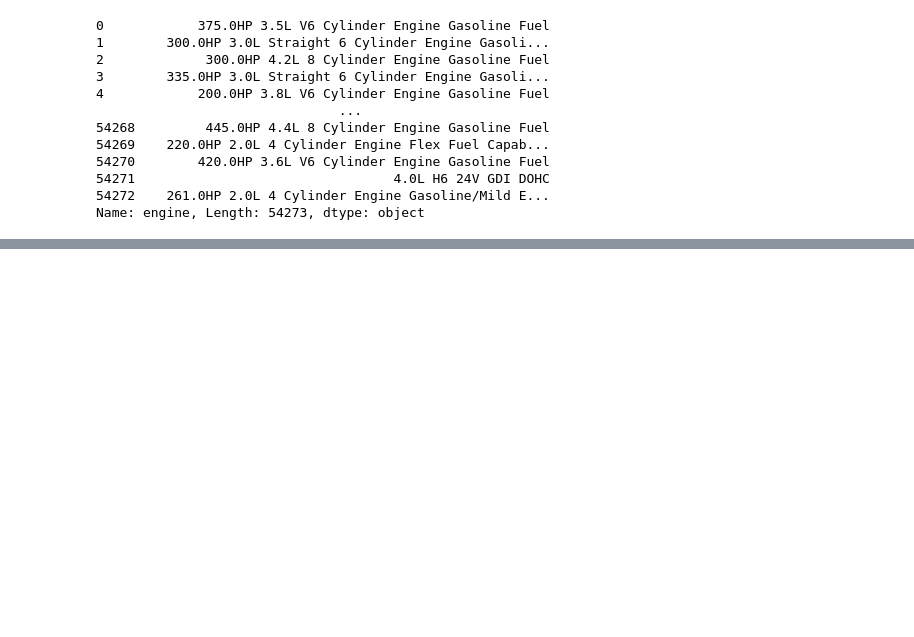
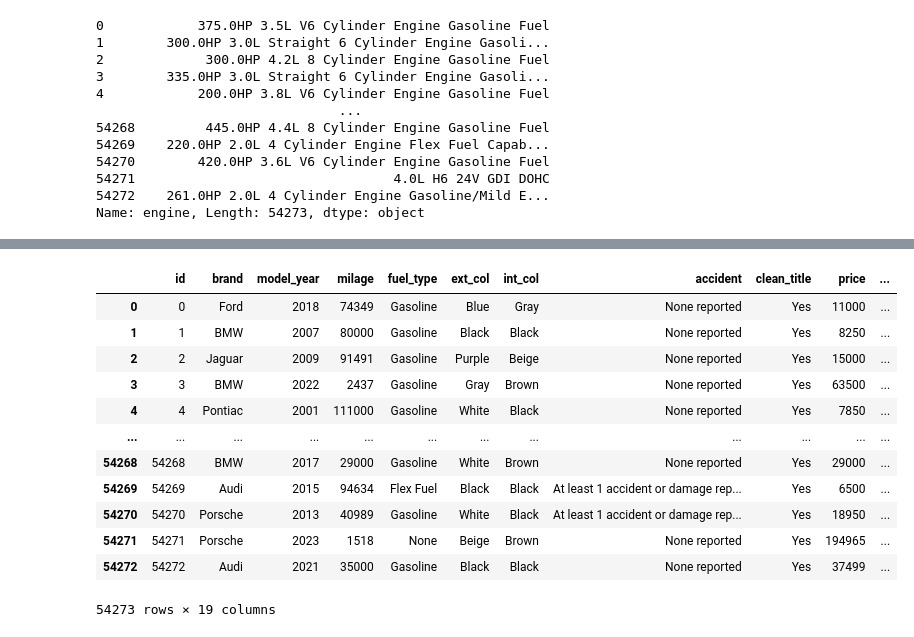
Before and after one commit to othnielche/KaggleX-Skill-Assessment-Challenge-2024, a Jupyter notebook: KaggleX-Skill-Assessment-Challenge-2024.ipynb, the cells around one changed output, grey strips where cells are left out. Cells and saved outputs as stored; diff of their text form; code cells hidden in the pictures; blank space fills up the shorter version.

```diff
--- a/KaggleX-Skill-Assessment-Challenge-2024.ipynb
+++ b/KaggleX-Skill-Assessment-Challenge-2024.ipynb
@@ -276,0 +410,16 @@ Name: engine, Length: 54273, dtype: object
+# %%
+train_tmp
+# %% [output]
+|  | id | brand | model_year | milage | fuel_type | ext_col | int_col | accident | clean_title | price | ... |
+| 0 | 0 | Ford | 2018 | 74349 | Gasoline | Blue | Gray | None reported | Yes | 11000 | ... |
+| 1 | 1 | BMW | 2007 | 80000 | Gasoline | Black | Black | None reported | Yes | 8250 | ... |
+| 2 | 2 | Jaguar | 2009 | 91491 | Gasoline | Purple | Beige | None reported | Yes | 15000 | ... |
+| 3 | 3 | BMW | 2022 | 2437 | Gasoline | Gray | Brown | None reported | Yes | 63500 | ... |
+| 4 | 4 | Pontiac | 2001 | 111000 | Gasoline | White | Black | None reported | Yes | 7850 | ... |
+| ... | ... | ... | ... | ... | ... | ... | ... | ... | ... | ... | ... |
+| 54268 | 54268 | BMW | 2017 | 29000 | Gasoline | White | Brown | None reported | Yes | 29000 | ... |
+| 54269 | 54269 | Audi | 2015 | 94634 | Flex Fuel | Black | Black | At least 1 accident or damage rep... | Yes | 6500 | ... |
+| 54270 | 54270 | Porsche | 2013 | 40989 | Gasoline | White | Black | At least 1 accident or damage rep... | Yes | 18950 | ... |
+| 54271 | 54271 | Porsche | 2023 | 1518 | None | Beige | Brown | None reported | Yes | 194965 | ... |
+| 54272 | 54272 | Audi | 2021 | 35000 | Gasoline | Black | Black | None reported | Yes | 37499 | ... |
+54273 rows × 19 columns
```
Also changed, not shown: parts of 15 cells of this notebook.
